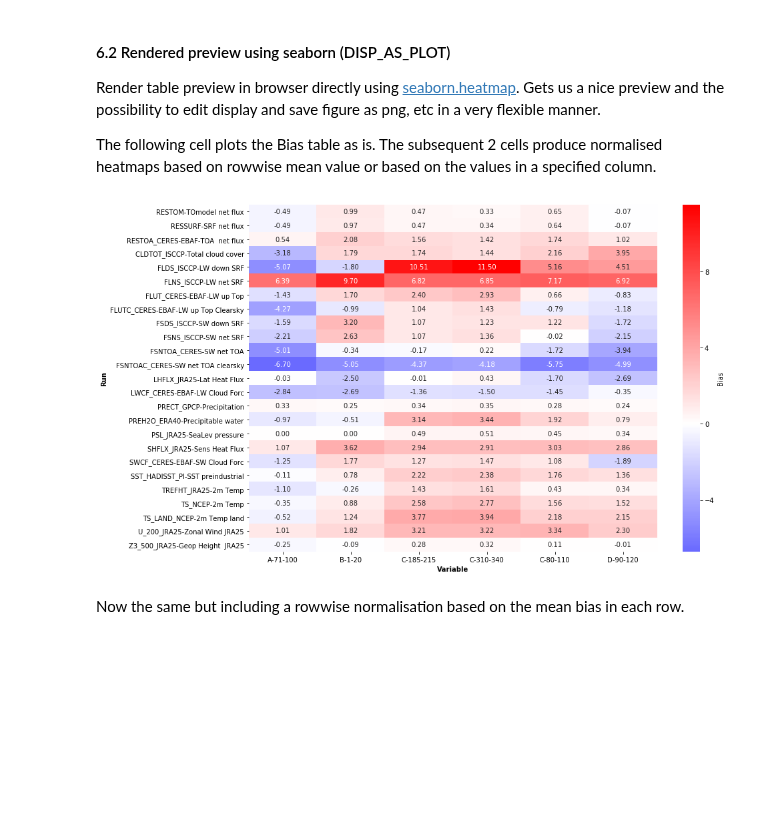
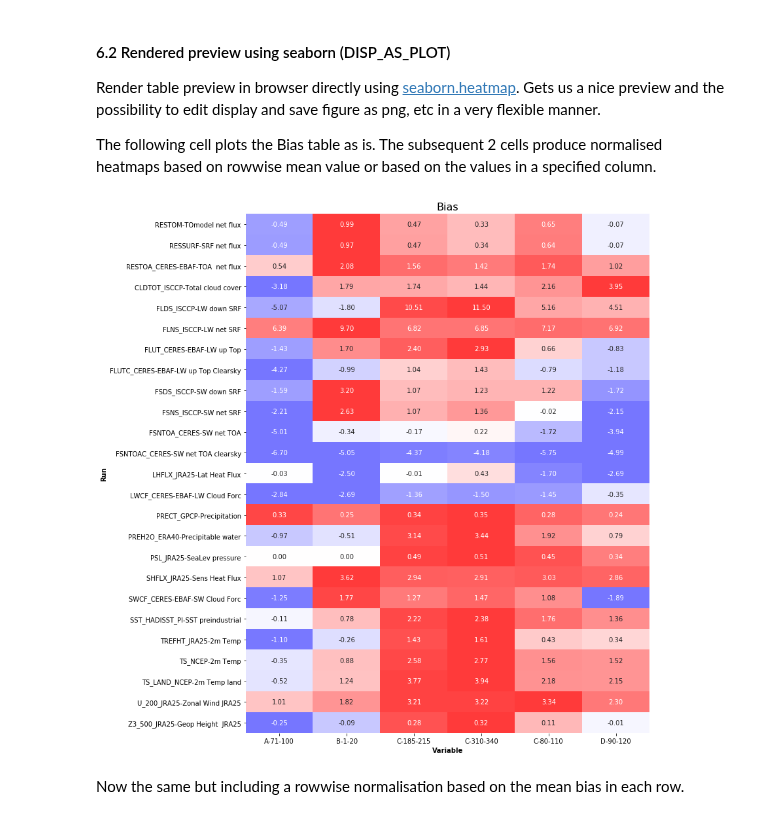
Before and after one commit to jgliss/my_notebooks, a Jupyter notebook: noresm_diagnostics_analysis_tool.ipynb, the cells around one changed output. Saved outputs shown, nothing was run; the diff lists cells and outputs as text; code cells hidden in the pictures; blank space fills up the shorter version.

Commit message:
Improved heatmap functionality

```diff
--- a/noresm_diagnostics_analysis_tool.ipynb
+++ b/noresm_diagnostics_analysis_tool.ipynb
@@ -337,16 +337,16 @@ The following cell plots the Bias table as is. The subsequent 2 cells produce no
 # %%
 from helper_funcs import df_to_heatmap
 ax = df_to_heatmap(bias,
                    center=0, # table value that is mapped to the center of the colormap
+                   color_rowwise=1, #apply color mapping rowwise
                    normalise_rows=0, # see next cell for an example
-                   table_name="Bias", # colorbar label
-                   figsize=(14,8))
+                   table_name="Bias")
 ax.set_xlabel("Variable", weight="bold")
 ax.set_ylabel("Run", weight="bold")
 ax.figure.tight_layout()
 ax.figure.savefig(os.path.join(output_dir, "bias_table.png"))
 # %% [output]
-[figure, old version]
+[figure, new version]
 # %% [markdown]
 Now the same but including a rowwise normalisation based on the mean bias in each row.
 # %%
```
Also changed, not shown: parts of 3 cells of this notebook, 4 other files.
